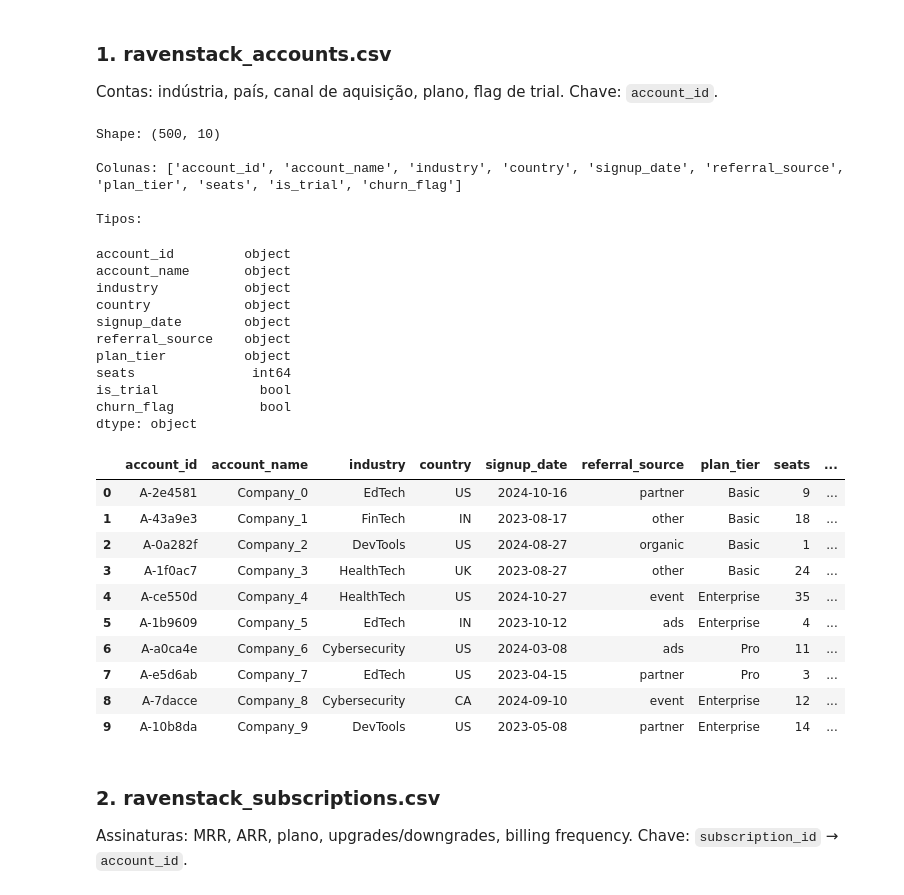
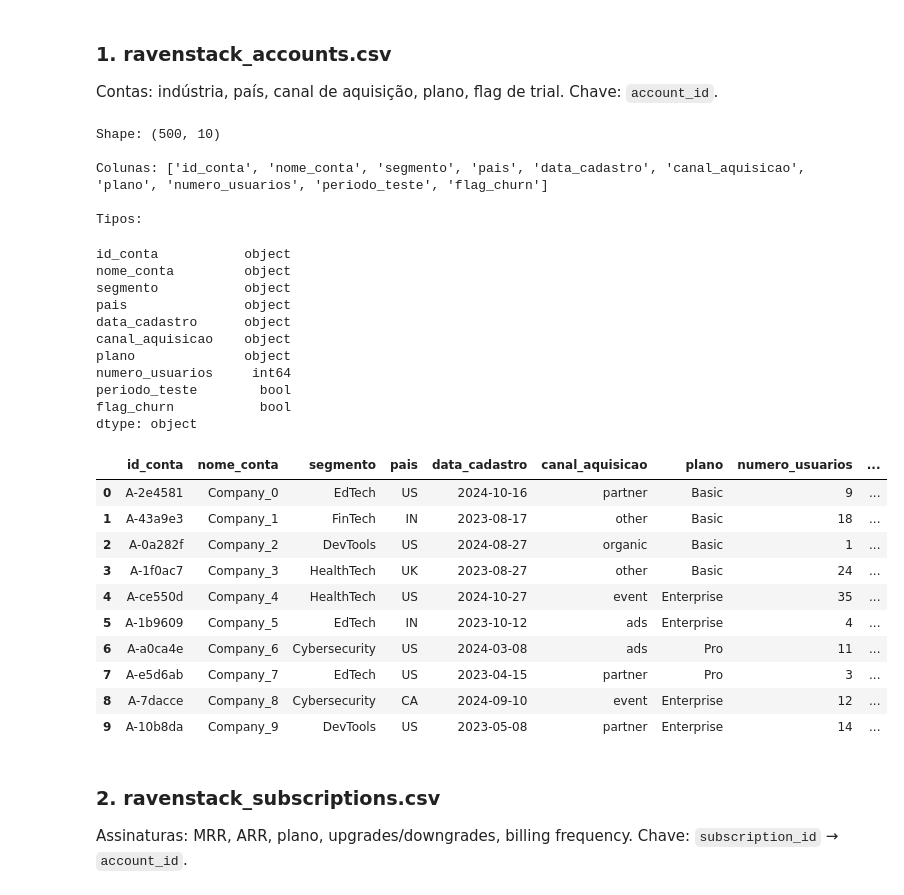
Before and after one commit to moraesvn/ai-master-challenge, a Jupyter notebook: submissions/Vinicius-Moraes/solution/01_load_datasets.ipynb, the cells around one changed output. Drawn from its saved outputs; the diff is of its cells as text; code cells hidden in the pictures.

```diff
--- a/submissions/Vinicius-Moraes/solution/01_load_datasets.ipynb
+++ b/submissions/Vinicius-Moraes/solution/01_load_datasets.ipynb
@@ -13,29 +13,41 @@ DATA_DIR = Path("data")
 Contas: indústria, país, canal de aquisição, plano, flag de trial. Chave: `account_id`.
 # %%
 accounts = pd.read_csv(DATA_DIR / "ravenstack_accounts.csv")
+accounts = accounts.rename(columns={
+    "account_id": "id_conta",
+    "account_name": "nome_conta",
+    "industry": "segmento",
+    "country": "pais",
+    "signup_date": "data_cadastro",
+    "referral_source": "canal_aquisicao",
+    "plan_tier": "plano",
+    "seats": "numero_usuarios",
+    "is_trial": "periodo_teste",
+    "churn_flag": "flag_churn",
+})
 print("Shape:", accounts.shape)
 print("\nColunas:", list(accounts.columns))
 print("\nTipos:")
 display(accounts.dtypes)
 accounts.head(10)
 # %% [output]
 Shape: (500, 10)
 
-Colunas: ['account_id', 'account_name', 'industry', 'country', 'signup_date', 'referral_source', 'plan_tier', 'seats', 'is_trial', 'churn_flag']
+Colunas: ['id_conta', 'nome_conta', 'segmento', 'pais', 'data_cadastro', 'canal_aquisicao', 'plano', 'numero_usuarios', 'periodo_teste', 'flag_churn']
 
 Tipos:
-account_id         object
-account_name       object
-industry           object
-country            object
-signup_date        object
-referral_source    object
-plan_tier          object
-seats               int64
-is_trial             bool
-churn_flag           bool
+id_conta           object
+nome_conta         object
+segmento           object
+pais               object
+data_cadastro      object
+canal_aquisicao    object
+plano              object
+numero_usuarios     int64
+periodo_teste        bool
+flag_churn           bool
 dtype: object
-|  | account_id | account_name | industry | country | signup_date | referral_source | plan_tier | seats | ... |
+|  | id_conta | nome_conta | segmento | pais | data_cadastro | canal_aquisicao | plano | numero_usuarios | ... |
 | 0 | A-2e4581 | Company_0 | EdTech | US | 2024-10-16 | partner | Basic | 9 | ... |
 | 1 | A-43a9e3 | Company_1 | FinTech | IN | 2023-08-17 | other | Basic | 18 | ... |
 | 2 | A-0a282f | Company_2 | DevTools | US | 2024-08-27 | organic | Basic | 1 | ... |
```
Also changed, not shown: parts of 6 cells of this notebook.
